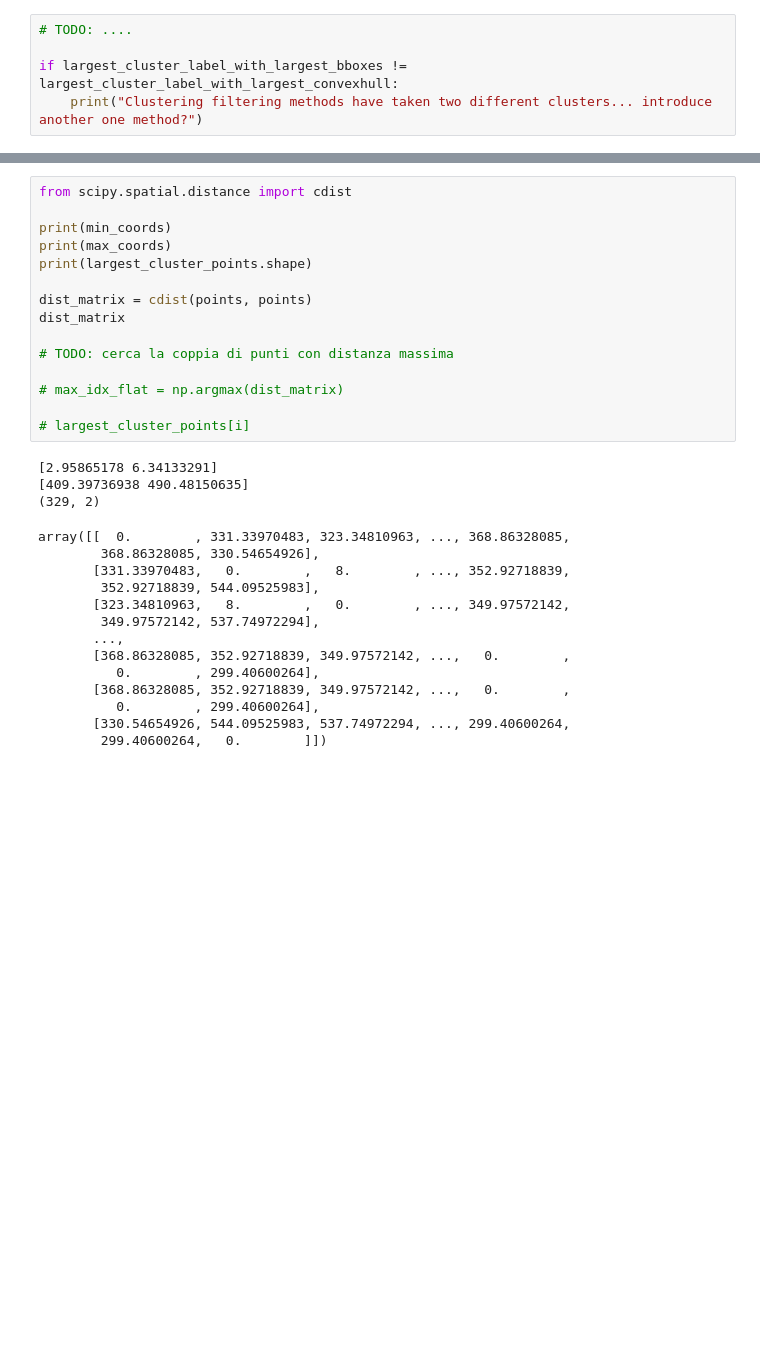
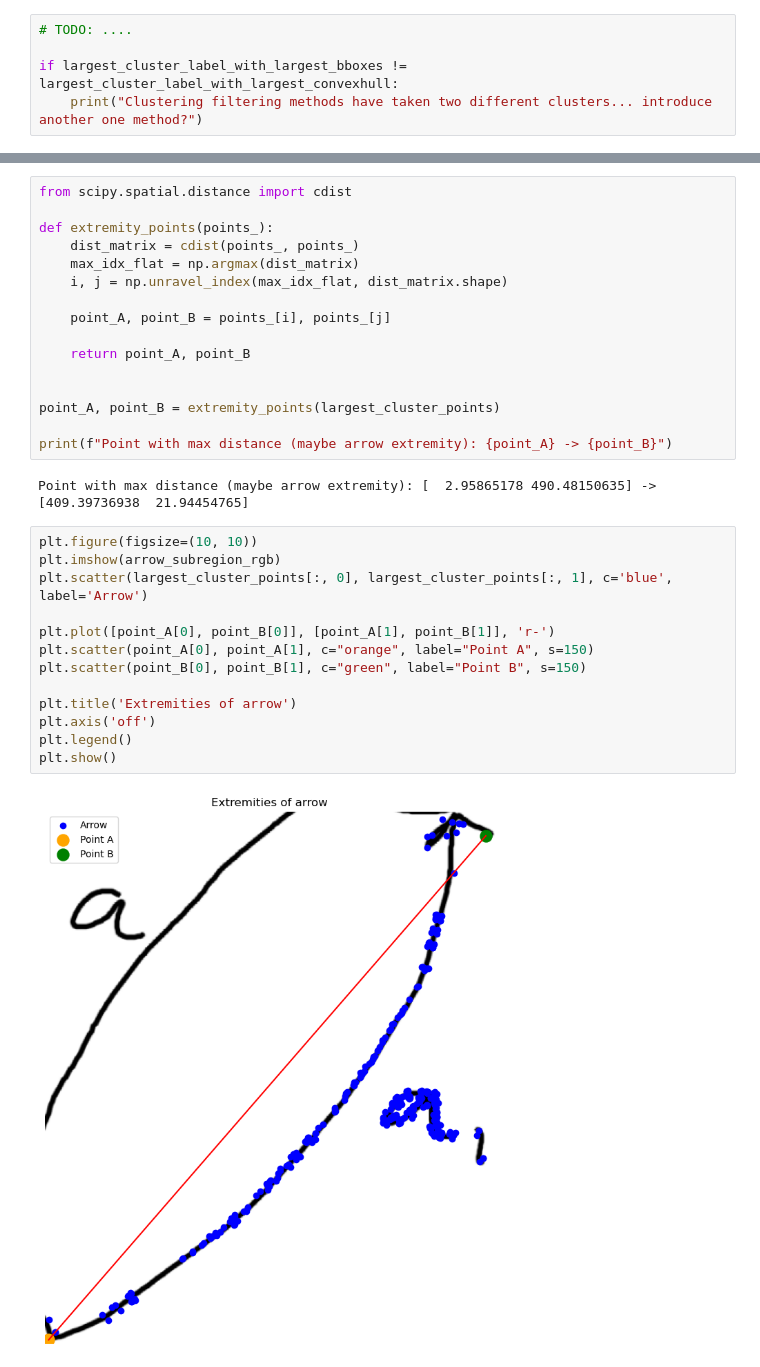
Before and after one commit to nricciardi/diagram, a Jupyter notebook: src/extractor/double_clustering/double_clustering.ipynb, the cells around one changed output, grey strips where cells are left out. Saved outputs shown, nothing was run; the diff lists cells and outputs as text; blank space fills up the shorter version.

```diff
--- a/src/extractor/double_clustering/double_clustering.ipynb
+++ b/src/extractor/double_clustering/double_clustering.ipynb
@@ -376,32 +417,33 @@ array([[ 80.        , 455.        ],
 # %%
 from scipy.spatial.distance import cdist
 
-print(min_coords)
-print(max_coords)
-print(largest_cluster_points.shape)
+def extremity_points(points_):
+    dist_matrix = cdist(points_, points_)
+    max_idx_flat = np.argmax(dist_matrix)
+    i, j = np.unravel_index(max_idx_flat, dist_matrix.shape)
 
-dist_matrix = cdist(points, points)
-dist_matrix
+    point_A, point_B = points_[i], points_[j]
 
-# TODO: cerca la coppia di punti con distanza massima
+    return point_A, point_B
 
-# max_idx_flat = np.argmax(dist_matrix)
 
-# largest_cluster_points[i]
+point_A, point_B = extremity_points(largest_cluster_points)
+
+print(f"Point with max distance (maybe arrow extremity): {point_A} -> {point_B}")
 # %% [output]
-[2.95865178 6.34133291]
-[409.39736938 490.48150635]
-(329, 2)
+Point with max distance (maybe arrow extremity): [  2.95865178 490.48150635] -> [409.39736938  21.94454765]
-array([[  0.        , 331.33970483, 323.34810963, ..., 368.86328085,
-        368.86328085, 330.54654926],
-       [331.33970483,   0.        ,   8.        , ..., 352.92718839,
-        352.92718839, 544.09525983],
-       [323.34810963,   8.        ,   0.        , ..., 349.97572142,
-        349.97572142, 537.74972294],
-       ...,
-       [368.86328085, 352.92718839, 349.97572142, ...,   0.        ,
-          0.        , 299.40600264],
-       [368.86328085, 352.92718839, 349.97572142, ...,   0.        ,
-          0.        , 299.40600264],
-       [330.54654926, 544.09525983, 537.74972294, ..., 299.40600264,
-        299.40600264,   0.        ]])
+# %%
+plt.figure(figsize=(10, 10))
+plt.imshow(arrow_subregion_rgb)
+plt.scatter(largest_cluster_points[:, 0], largest_cluster_points[:, 1], c='blue', label='Arrow')
+
+plt.plot([point_A[0], point_B[0]], [point_A[1], point_B[1]], 'r-')
+plt.scatter(point_A[0], point_A[1], c="orange", label="Point A", s=150)
+plt.scatter(point_B[0], point_B[1], c="green", label="Point B", s=150)
+
+plt.title('Extremities of arrow')
+plt.axis('off')
+plt.legend()
+plt.show()
+# %% [output]
+[figure, added]
```
Also changed, not shown: parts of 19 cells of this notebook.
